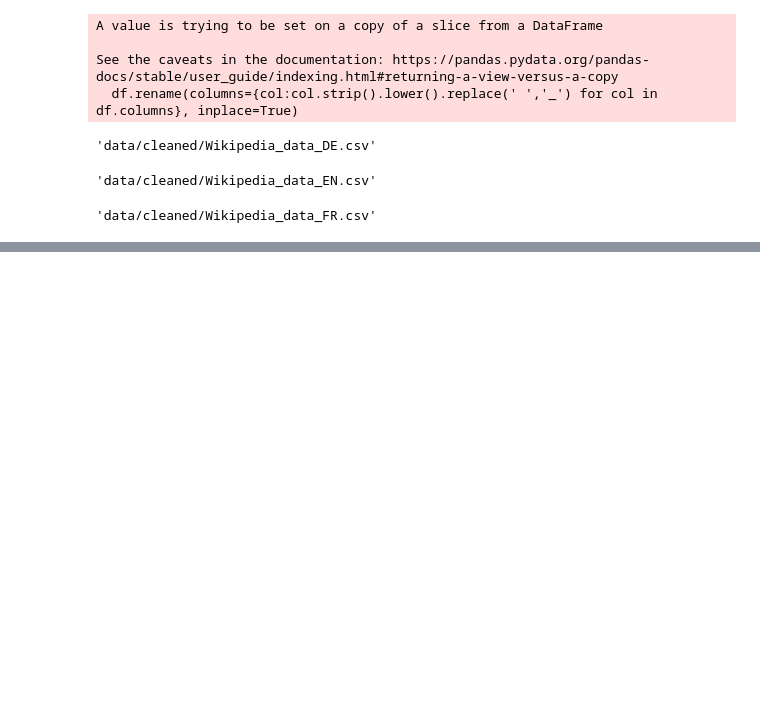
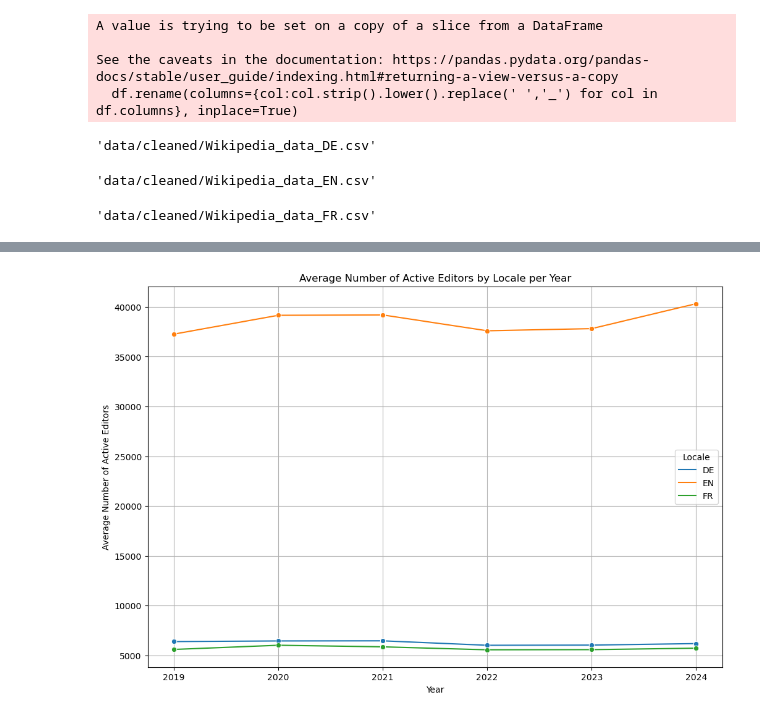
Before and after one commit to dsigge/ironhack-week-4-wikidata-sql, a Jupyter notebook: DataCleaning.ipynb, the cells around one changed output, grey strips where cells are left out. Saved outputs shown, nothing was run; the diff lists cells and outputs as text; code cells hidden in the pictures; blank space fills up the shorter version.

```diff
--- a/DataCleaning.ipynb
+++ b/DataCleaning.ipynb
@@ -152,0 +183,34 @@ for df in five_yr_dfs:
+# %%
+# Create data frame for all cleaned files
+df_de = pd.read_csv(r'data/cleaned/Wikipedia_data_DE.csv')
+df_en = pd.read_csv(r'data/cleaned/Wikipedia_data_EN.csv')
+df_fr = pd.read_csv(r'data/cleaned/Wikipedia_data_FR.csv')
+# %%
+df_de['locale']='DE'
+df_en['locale']='EN'
+df_fr['locale']='FR'
+# %%
+# Adding the active editors column for consistency in combined_df
+df_de['active_editors'] = df_de['active_editors_de']
+df_en['active_editors'] = df_en['active_editors_en']
+df_fr['active_editors'] = df_fr['active_editors_fr']
+
+# Combining the DataFrames
+combined_df = pd.concat([df_de, df_en, df_fr])
+
+# Grouping by locale and year to calculate the average number of active editors
+result_df = combined_df.groupby(['locale', 'year']).agg({'active_editors': 'mean'}).reset_index()
+result_df['avg_active_editors'] = result_df['active_editors'].round()
+
+# Plotting the results
+plt.figure(figsize=(12, 8))
+sns.lineplot(data=result_df, x='year', y='avg_active_editors', hue='locale', marker='o')
+plt.title('Average Number of Active Editors by Locale per Year')
+plt.xlabel('Year')
+plt.ylabel('Average Number of Active Editors')
+plt.legend(title='Locale')
+plt.grid(True)
+
+plt.show()
+# %% [output]
+[figure, added]
```
Also changed, not shown: parts of 8 cells of this notebook, 2 other files.
